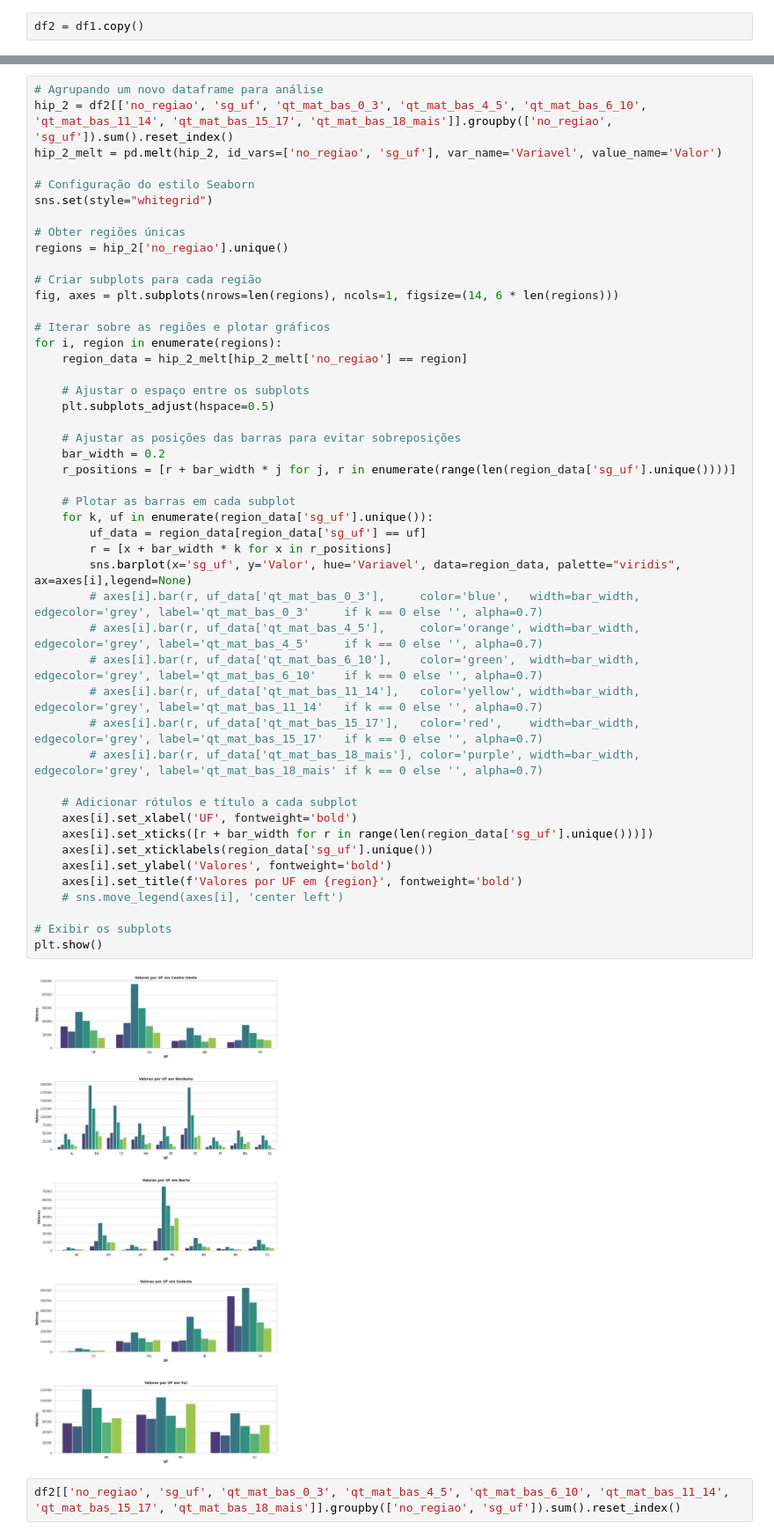
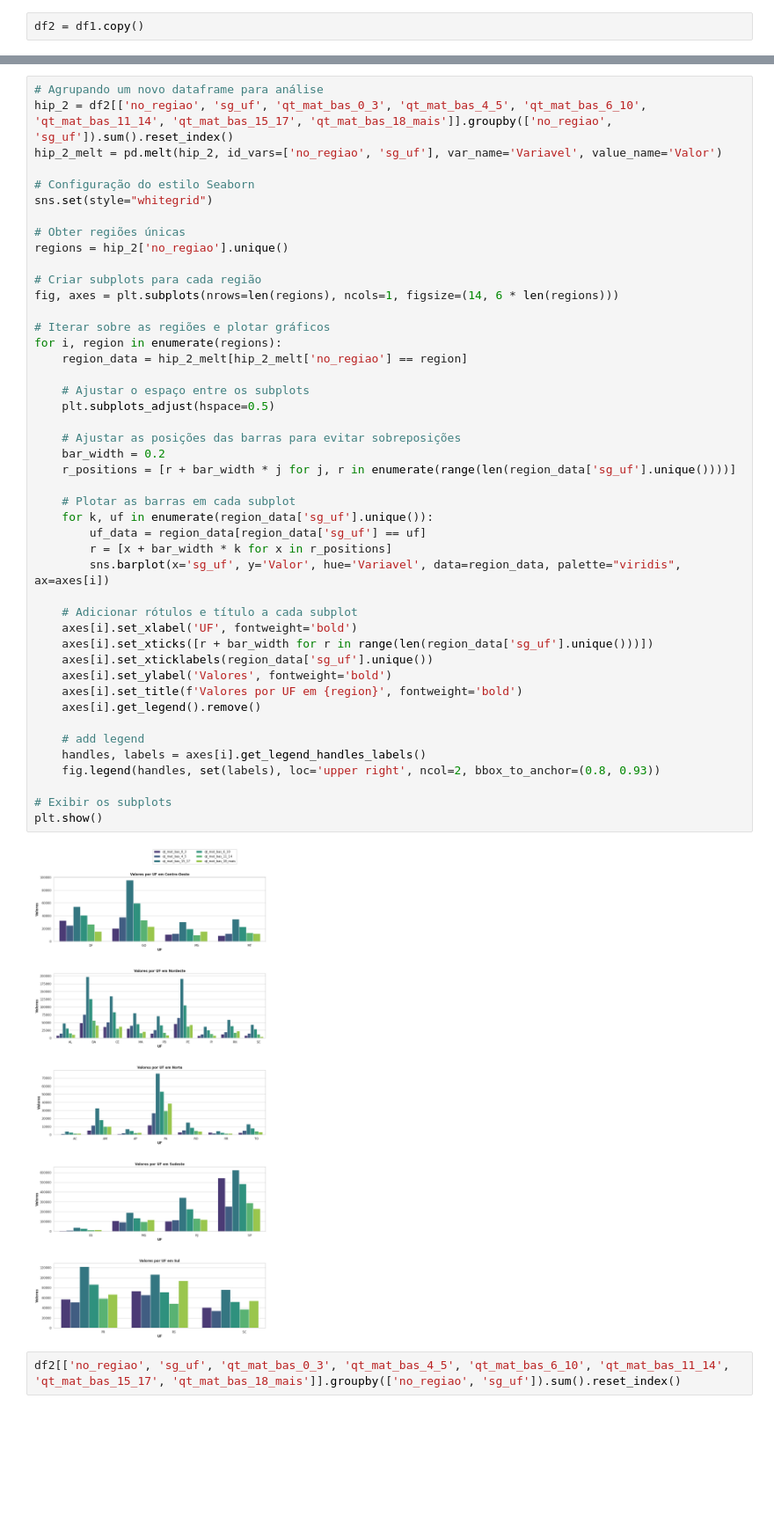
Before and after one commit to victor-vilela/censo_escolar_2022, a Jupyter notebook: notebooks/01-vvo-data-project.ipynb, the cells around one changed output, grey strips where cells are left out. Shown at 88% size. Cells and saved outputs as stored; diff of their text form; blank space fills up the shorter version.

Commit message:
fix: plot legend in second chart

```diff
--- a/notebooks/01-vvo-data-project.ipynb
+++ b/notebooks/01-vvo-data-project.ipynb
@@ -369,42 +301,40 @@ regions = hip_2['no_regiao'].unique()
 
 # Criar subplots para cada região
 fig, axes = plt.subplots(nrows=len(regions), ncols=1, figsize=(14, 6 * len(regions)))
 
 # Iterar sobre as regiões e plotar gráficos
 for i, region in enumerate(regions):
     region_data = hip_2_melt[hip_2_melt['no_regiao'] == region]
 
     # Ajustar o espaço entre os subplots
     plt.subplots_adjust(hspace=0.5)
 
     # Ajustar as posições das barras para evitar sobreposições
     bar_width = 0.2
     r_positions = [r + bar_width * j for j, r in enumerate(range(len(region_data['sg_uf'].unique())))]
 
     # Plotar as barras em cada subplot
     for k, uf in enumerate(region_data['sg_uf'].unique()):
         uf_data = region_data[region_data['sg_uf'] == uf]
         r = [x + bar_width * k for x in r_positions]
-        sns.barplot(x='sg_uf', y='Valor', hue='Variavel', data=region_data, palette="viridis", ax=axes[i],legend=None)
-        # axes[i].bar(r, uf_data['qt_mat_bas_0_3'],     color='blue',   width=bar_width, edgecolor='grey', label='qt_mat_bas_0_3'     if k == 0 else '', alpha=0.7)
-        # axes[i].bar(r, uf_data['qt_mat_bas_4_5'],     color='orange', width=bar_width, edgecolor='grey', label='qt_mat_bas_4_5'     if k == 0 else '', alpha=0.7)
-        # axes[i].bar(r, uf_data['qt_mat_bas_6_10'],    color='green',  width=bar_width, edgecolor='grey', label='qt_mat_bas_6_10'    if k == 0 else '', alpha=0.7)
-        # axes[i].bar(r, uf_data['qt_mat_bas_11_14'],   color='yellow', width=bar_width, edgecolor='grey', label='qt_mat_bas_11_14'   if k == 0 else '', alpha=0.7)
-        # axes[i].bar(r, uf_data['qt_mat_bas_15_17'],   color='red',    width=bar_width, edgecolor='grey', label='qt_mat_bas_15_17'   if k == 0 else '', alpha=0.7)
-        # axes[i].bar(r, uf_data['qt_mat_bas_18_mais'], color='purple', width=bar_width, edgecolor='grey', label='qt_mat_bas_18_mais' if k == 0 else '', alpha=0.7)
+        sns.barplot(x='sg_uf', y='Valor', hue='Variavel', data=region_data, palette="viridis", ax=axes[i])
 
     # Adicionar rótulos e título a cada subplot
     axes[i].set_xlabel('UF', fontweight='bold')
     axes[i].set_xticks([r + bar_width for r in range(len(region_data['sg_uf'].unique()))])
     axes[i].set_xticklabels(region_data['sg_uf'].unique())
     axes[i].set_ylabel('Valores', fontweight='bold')
     axes[i].set_title(f'Valores por UF em {region}', fontweight='bold')
-    # sns.move_legend(axes[i], 'center left')
+    axes[i].get_legend().remove()
+
+    # add legend
+    handles, labels = axes[i].get_legend_handles_labels()
+    fig.legend(handles, set(labels), loc='upper right', ncol=2, bbox_to_anchor=(0.8, 0.93))
 
 # Exibir os subplots
 plt.show()
 # %% [output]
-[figure, old version]
+[figure, new version]
 # %%
 df2[['no_regiao', 'sg_uf', 'qt_mat_bas_0_3', 'qt_mat_bas_4_5', 'qt_mat_bas_6_10', 'qt_mat_bas_11_14', 'qt_mat_bas_15_17', 'qt_mat_bas_18_mais']].groupby(['no_regiao', 'sg_uf']).sum().reset_index()
 # %% [output]
```
Also changed, not shown: parts of 3 cells of this notebook.
